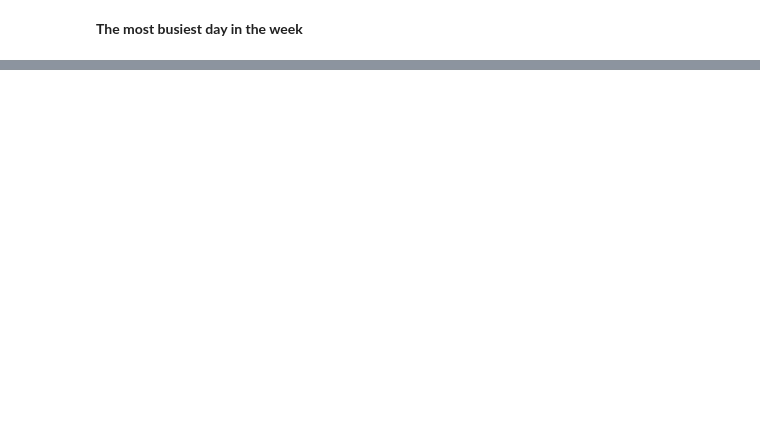
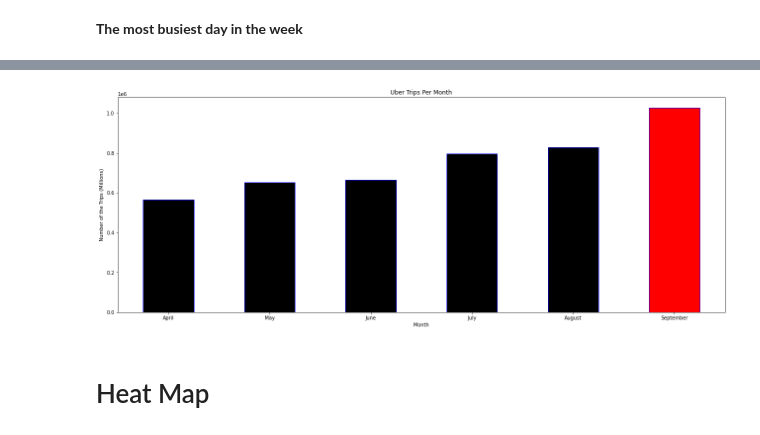
Before and after one commit to bring-nirachornkul/Ubers-Trip-Data-in-NYC, a Jupyter notebook: Uber_EDA.ipynb, the cells around one changed output, grey strips where cells are left out. Cells and saved outputs as stored; diff of their text form; code cells hidden in the pictures; blank space fills up the shorter version.

```diff
--- a/Uber_EDA.ipynb
+++ b/Uber_EDA.ipynb
@@ -236,0 +257,11 @@ px.bar(x = y_2014['Hour'].value_counts().index, y=y_2014['Hour'].value_counts().
+# %%
+monthly_2014 = y_2014['Month'].value_counts(ascending=True)[month_map.values()]
+
+monthly_2014.plot(kind='bar', rot=0, figsize =(22,8), color=['black','black','black','black','black','red'],edgecolor='blue')
+plt.title('Uber Trips Per Month')
+plt.xlabel('Month')
+plt.ylabel('Number of the Trips (Millions)');
+# %% [output]
+[figure, added]
+# %% [markdown]
+# Heat Map
```
Also changed, not shown: parts of 16 cells of this notebook.
